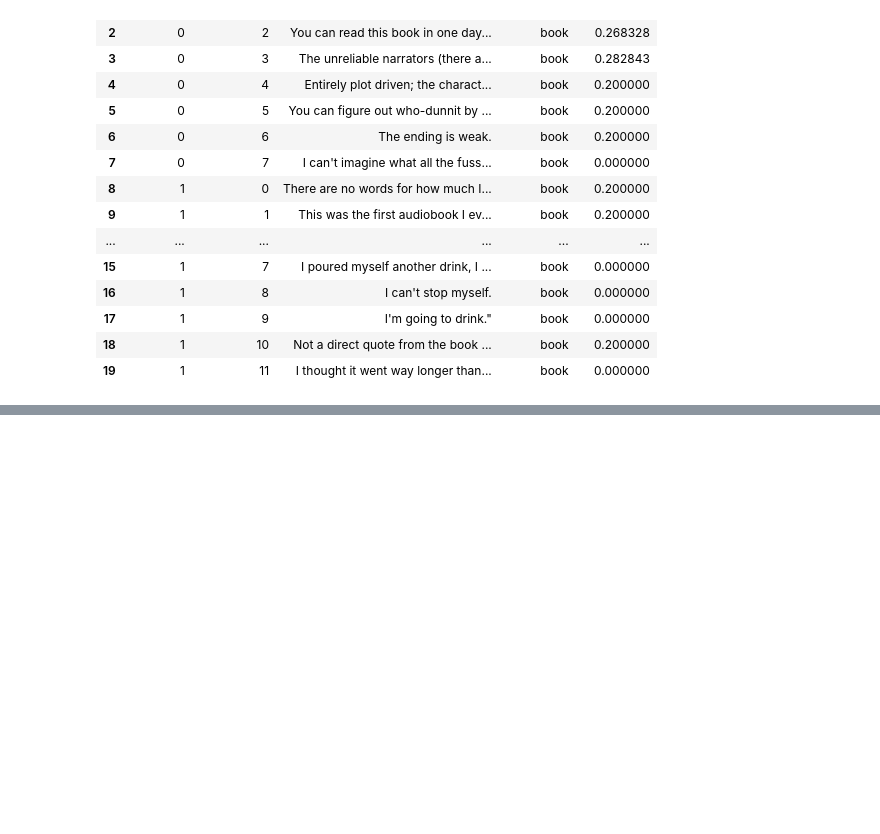
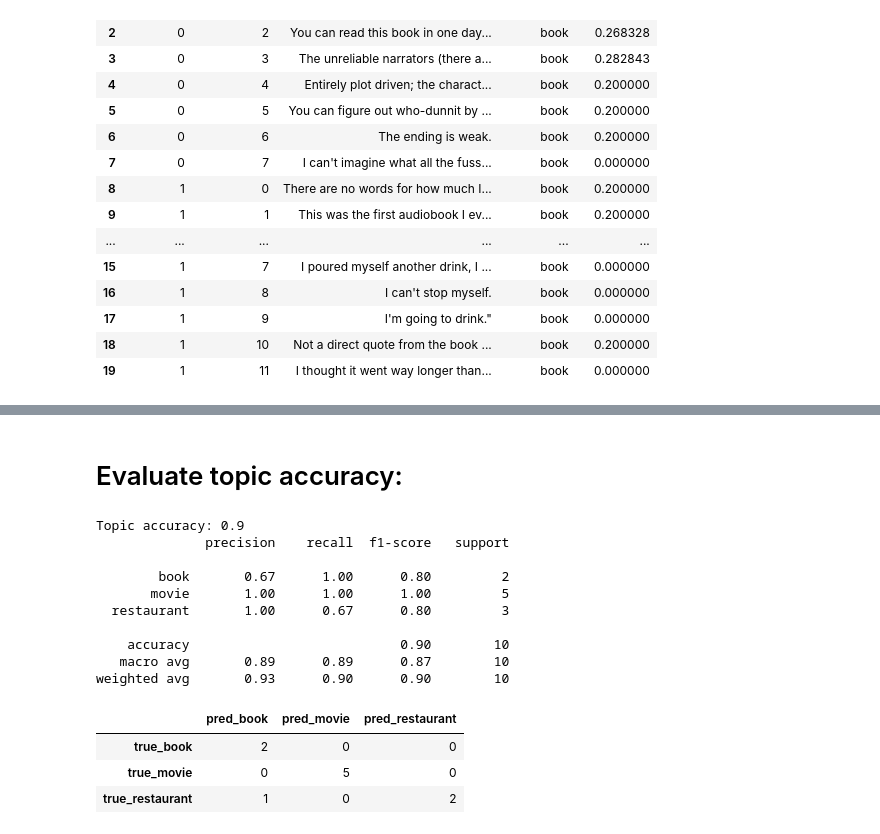
Before and after one commit to toni-23-b/TextMining2026, a Jupyter notebook: sentiment.ipynb, the cells around one changed output, grey strips where cells are left out. Saved outputs shown, nothing was run; the diff lists cells and outputs as text; code cells hidden in the pictures; blank space fills up the shorter version.

```diff
--- a/sentiment.ipynb
+++ b/sentiment.ipynb
@@ -326,0 +362,45 @@ sentences_df[[
+# %% [markdown]
+# Evaluate topic accuracy:
+# %%
+from sklearn.metrics import accuracy_score, classification_report, confusion_matrix
+
+topic_accuracy = accuracy_score(
+    test_sent_topic["topic"],
+    test_sent_topic["predicted_topic"]
+)
+
+print("Topic accuracy:", topic_accuracy)
+
+print(classification_report(
+    test_sent_topic["topic"],
+    test_sent_topic["predicted_topic"]
+))
+
+labels = ["book", "movie", "restaurant"]
+
+topic_confusion_matrix = pd.DataFrame(
+    confusion_matrix(
+        test_sent_topic["topic"],
+        test_sent_topic["predicted_topic"],
+        labels=labels
+    ),
+    index=[f"true_{label}" for label in labels],
+    columns=[f"pred_{label}" for label in labels]
+)
+
+topic_confusion_matrix
+# %% [output]
+Topic accuracy: 0.9
+              precision    recall  f1-score   support
+
+        book       0.67      1.00      0.80         2
+       movie       1.00      1.00      1.00         5
+  restaurant       1.00      0.67      0.80         3
+
+    accuracy                           0.90        10
+   macro avg       0.89      0.89      0.87        10
+weighted avg       0.93      0.90      0.90        10
+|  | pred_book | pred_movie | pred_restaurant |
+| true_book | 2 | 0 | 0 |
+| true_movie | 0 | 5 | 0 |
+| true_restaurant | 1 | 0 | 2 |
```
Also changed, not shown: parts of 5 cells of this notebook.
